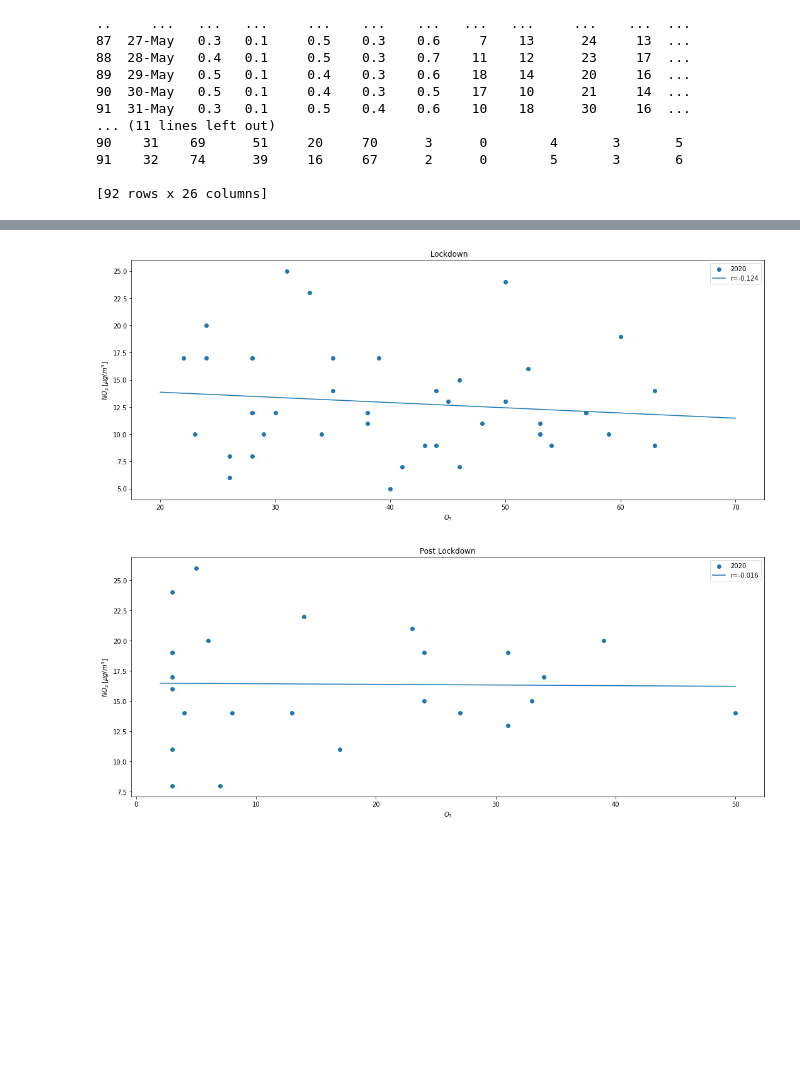
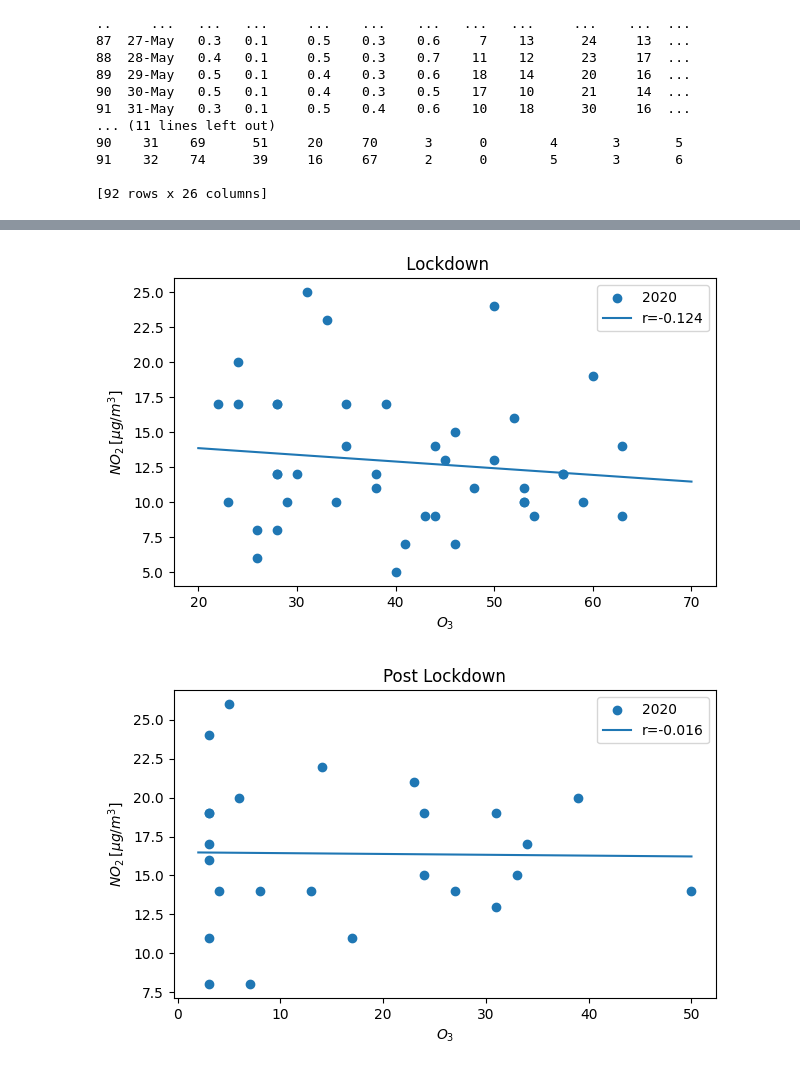
Before and after one commit to costpetrides/Air-pollution-COVID-19-impact, a Jupyter notebook: Correlation/ATH-Correlation.ipynb, the cells around one changed output, grey strips where cells are left out. Cells and saved outputs as stored; diff of their text form; code cells hidden in the pictures; blank space fills up the shorter version.

```diff
--- a/Correlation/ATH-Correlation.ipynb
+++ b/Correlation/ATH-Correlation.ipynb
@@ -91,40 +91,40 @@ plt.show()
 # %%
-plt.figure(figsize=(18,7))
+plt.figure(figsize=(7,4))
 plt.xlabel('$O_{3}$')
 plt.ylabel('$NO_{2} \: [μg/m^{3}$]')
 
 plt.title(" Lockdown")
 
 x=[]
 for i in df['O320'][23:66]:
   if i==0:
     x+=[None]
   else:
     x+=[i]
 
 y=[]
 for i in df['NO220'][23:66]:
   if i==0:
     y+=[None]
   else:
     y+=[i]
 
 r=scipy.stats.pearsonr(x,y)[0]
 
 plt.scatter(x, y, label='2020')
 plt.legend()
 
 m, b = np.polyfit(x, y, 1)
 
 xx=np.linspace(20,70,300)
 plt.plot(xx, m*xx + b, label='r=%.3f' %(r))
 plt.legend()
 
 plt.show()
 # %% [output]
-[figure, old version]
+[figure, new version]
 # %%
-plt.figure(figsize=(18,7))
+plt.figure(figsize=(7,4))
 plt.xlabel('$O_{3}$')
 plt.ylabel('$NO_{2} \: [μg/m^{3}$]')
 
@@ -158,4 +158,4 @@ plt.legend()
 
 plt.show()
 # %% [output]
-[figure, old version]
+[figure, new version]
```
Also changed, not shown: parts of 2 cells of this notebook.
